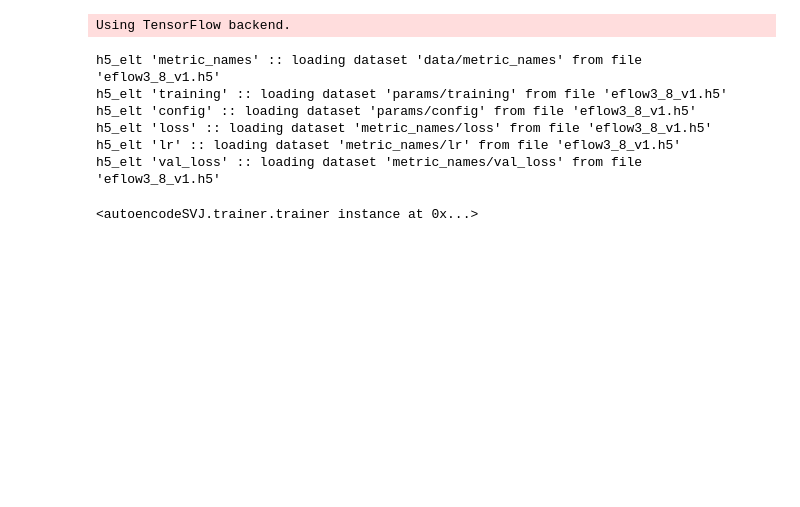
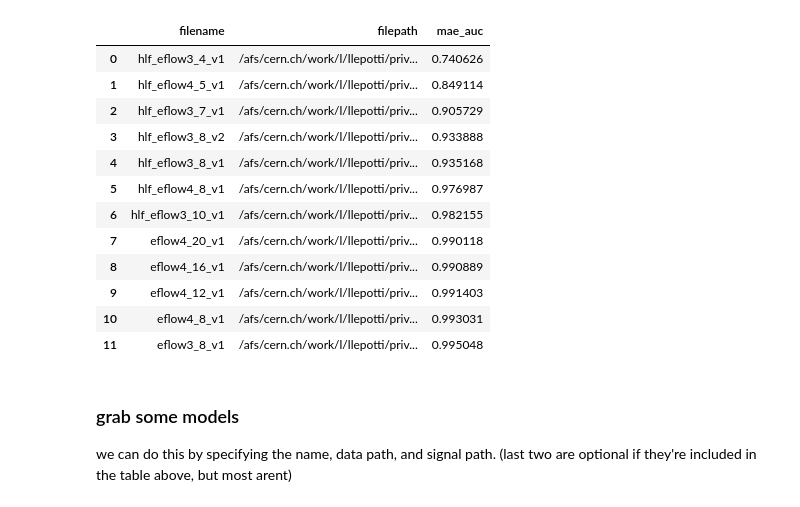
Before and after one commit to luclepot/SVJ, a Jupyter notebook: autoencode/notebooks/ae/eflow/check_models.ipynb, the cells around one changed output. Drawn from its saved outputs; the diff is of its cells as text; code cells hidden in the pictures; blank space fills up the shorter version.

Commit message:
adding check models notebook updates, to reflect the nicely implemented model checker in "evaluate.py"

```diff
--- a/autoencode/notebooks/ae/eflow/check_models.ipynb
+++ b/autoencode/notebooks/ae/eflow/check_models.ipynb
@@ -16,22 +23,22 @@ utils.data_table(utils.summary()).cdrop(['filepath', 'summary_path', '*_path', '
 | 9 | 64 | True | 4 | 100 | hlf_eflow4_5_v1 | True | 42 | 0.0005 | mse | ... |
 | 10 | 64 | True | 3 | 100 | hlf_eflow3_4_v1 | True | 19 | 0.0005 | mse | ... |
 | 11 | 64 | True | 3 | 100 | hlf_eflow3_10_v1 | True | 19 | 0.0005 | mse | ... |
-# %%
-def evaluate_instance(name, qcd_path=None, signal_path=None):
-    from autoencodeSVJ.trainer import trainer
-    name = utils.summary_by_name(name)
-    d = utils.load_summary(name)
-
-    t = trainer(d['filepath'])
-    return t
-
-grab_instance('eflow3_8_v1')
-# %% [output]
-Using TensorFlow backend.
-h5_elt 'metric_names' :: loading dataset 'data/metric_names' from file 'eflow3_8_v1.h5'
-h5_elt 'training' :: loading dataset 'params/training' from file 'eflow3_8_v1.h5'
-h5_elt 'config' :: loading dataset 'params/config' from file 'eflow3_8_v1.h5'
-h5_elt 'loss' :: loading dataset 'metric_names/loss' from file 'eflow3_8_v1.h5'
-h5_elt 'lr' :: loading dataset 'metric_names/lr' from file 'eflow3_8_v1.h5'
-h5_elt 'val_loss' :: loading dataset 'metric_names/val_loss' from file 'eflow3_8_v1.h5'
-<autoencodeSVJ.trainer.trainer instance at 0x...>
+# %%
+utils.data_table(data.sort_values('mae_auc')).cfilter(["filepath", 'mae_auc', 'filename'])
+# %% [output]
+|  | filename | filepath | mae_auc |
+| 0 | hlf_eflow3_4_v1 | /afs/cern.ch/work/l/llepotti/priv... | 0.740626 |
+| 1 | hlf_eflow4_5_v1 | /afs/cern.ch/work/l/llepotti/priv... | 0.849114 |
+| 2 | hlf_eflow3_7_v1 | /afs/cern.ch/work/l/llepotti/priv... | 0.905729 |
+| 3 | hlf_eflow3_8_v2 | /afs/cern.ch/work/l/llepotti/priv... | 0.933888 |
+| 4 | hlf_eflow3_8_v1 | /afs/cern.ch/work/l/llepotti/priv... | 0.935168 |
+| 5 | hlf_eflow4_8_v1 | /afs/cern.ch/work/l/llepotti/priv... | 0.976987 |
+| 6 | hlf_eflow3_10_v1 | /afs/cern.ch/work/l/llepotti/priv... | 0.982155 |
+| 7 | eflow4_20_v1 | /afs/cern.ch/work/l/llepotti/priv... | 0.990118 |
+| 8 | eflow4_16_v1 | /afs/cern.ch/work/l/llepotti/priv... | 0.990889 |
+| 9 | eflow4_12_v1 | /afs/cern.ch/work/l/llepotti/priv... | 0.991403 |
+| 10 | eflow4_8_v1 | /afs/cern.ch/work/l/llepotti/priv... | 0.993031 |
+| 11 | eflow3_8_v1 | /afs/cern.ch/work/l/llepotti/priv... | 0.995048 |
+# %% [markdown]
+### grab some models
+we can do this by specifying the name, data path, and signal path. (last two are optional if they're included in the table above, but most arent)
```
Also changed, not shown: parts of 6 cells of this notebook.
